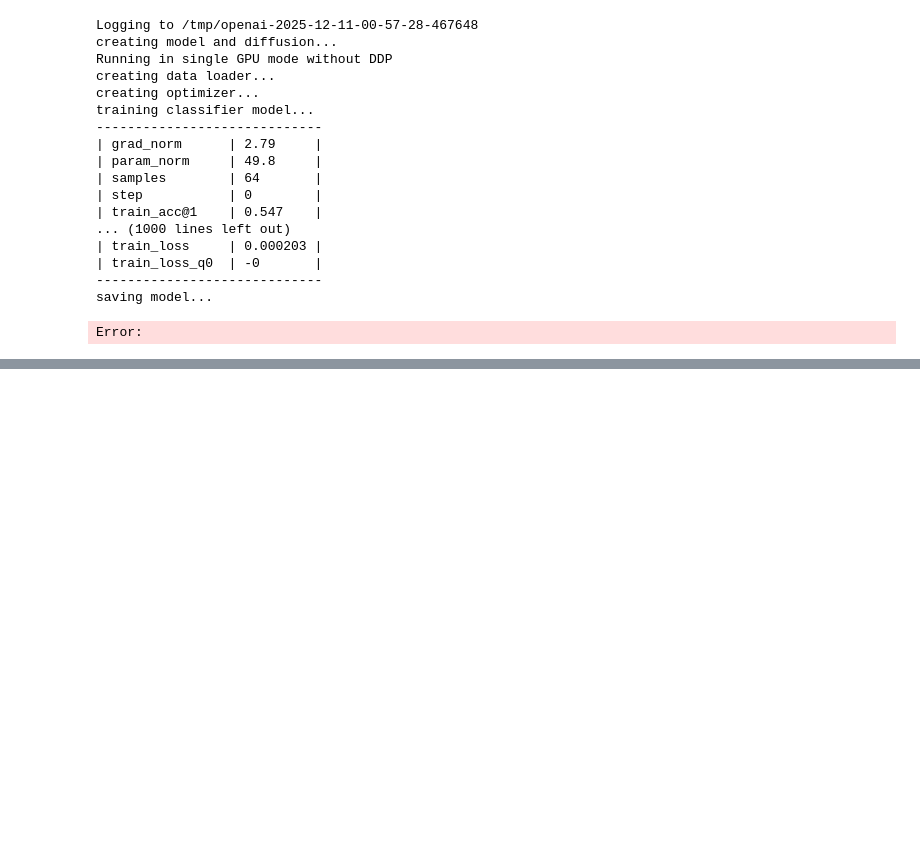
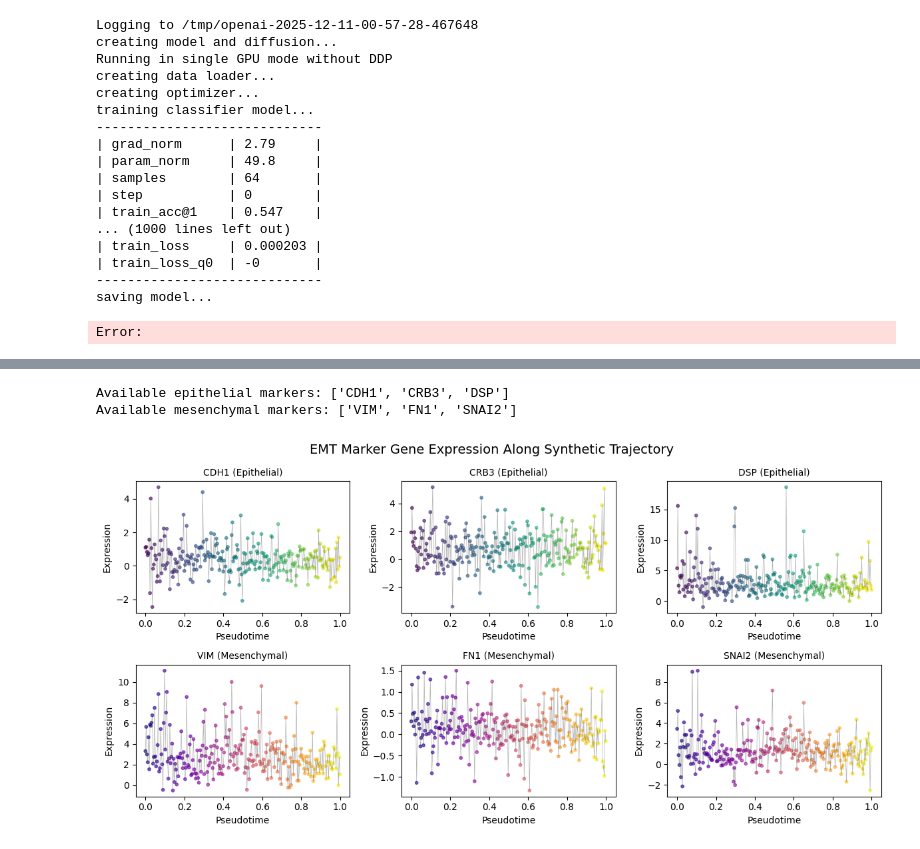
Before and after one commit to SamiaShashmi/fm-project, a Jupyter notebook: scripts/scdiff_emt.ipynb, the cells around one changed output, grey strips where cells are left out. Drawn from its saved outputs; the diff is of its cells as text; code cells hidden in the pictures; blank space fills up the shorter version.

```diff
--- a/scripts/scdiff_emt.ipynb
+++ b/scripts/scdiff_emt.ipynb
@@ -200,0 +244,59 @@ TypeError: sparse array length is ambiguous; use getnnz() or shape[0]
+# %%
+epithelial_markers = ['CDH1', 'CRB3', 'DSP']
+mesenchymal_markers = ['VIM', 'FN1', 'SNAI2']
+
+gene_names = adata.var['gene_short_name'].values if 'gene_short_name' in adata.var else adata.var_names.values
+
+available_epithelial = [g for g in epithelial_markers if g in gene_names]
+available_mesenchymal = [g for g in mesenchymal_markers if g in gene_names]
+
+print(f"Available epithelial markers: {available_epithelial}")
+print(f"Available mesenchymal markers: {available_mesenchymal}")
+
+if available_epithelial or available_mesenchymal:
+    n_markers = len(available_epithelial) + len(available_mesenchymal)
+    n_cols = 3
+    n_rows = 2
+
+    fig, axes = plt.subplots(n_rows, n_cols, figsize=(4*n_cols, 3*n_rows))
+    axes = axes.flatten() if n_markers > 1 else [axes]
+
+    pseudotime = np.linspace(0,1,256)
+
+    plot_idx = 0
+    for gene in available_epithelial:
+        gene_idx = np.where(gene_names == gene)[0][0]
+        expression = X_syn[:, gene_idx]
+
+        ax = axes[plot_idx]
+        ax.scatter(pseudotime, expression, c=pseudotime, cmap='viridis', s=10, alpha=0.6)
+        ax.plot(pseudotime, expression, 'k-', alpha=0.3, linewidth=0.5)
+        ax.set_xlabel('Pseudotime')
+        ax.set_ylabel('Expression')
+        ax.set_title(f'{gene} (Epithelial)', fontsize=10)
+        plot_idx += 1
+
+    for gene in available_mesenchymal:
+        gene_idx = np.where(gene_names == gene)[0][0]
+        expression = X_syn[:, gene_idx]
+
+        ax = axes[plot_idx]
+        ax.scatter(pseudotime, expression, c=pseudotime, cmap='plasma', s=10, alpha=0.6)
+        ax.plot(pseudotime, expression, 'k-', alpha=0.3, linewidth=0.5)
+        ax.set_xlabel('Pseudotime')
+        ax.set_ylabel('Expression')
+        ax.set_title(f'{gene} (Mesenchymal)', fontsize=10)
+        plot_idx += 1
+
+    for i in range(plot_idx, len(axes)):
+        axes[i].set_visible(False)
+
+    plt.suptitle('EMT Marker Gene Expression Along Synthetic Trajectory', fontsize=14)
+    plt.tight_layout()
+    plt.show()
+else:
+    print("No common EMT markers found in the dataset")
+# %% [output]
+Available epithelial markers: ['CDH1', 'CRB3', 'DSP']
+Available mesenchymal markers: ['VIM', 'FN1', 'SNAI2']
+[figure, added]
```
Also changed, not shown: parts of 18 cells of this notebook, 7 other files.
